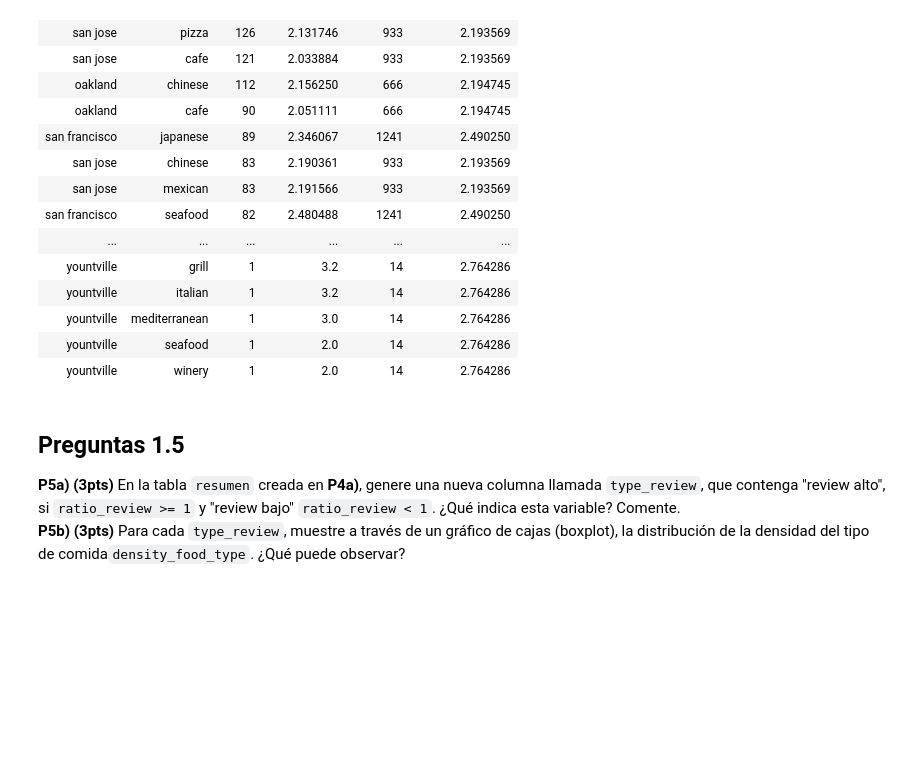
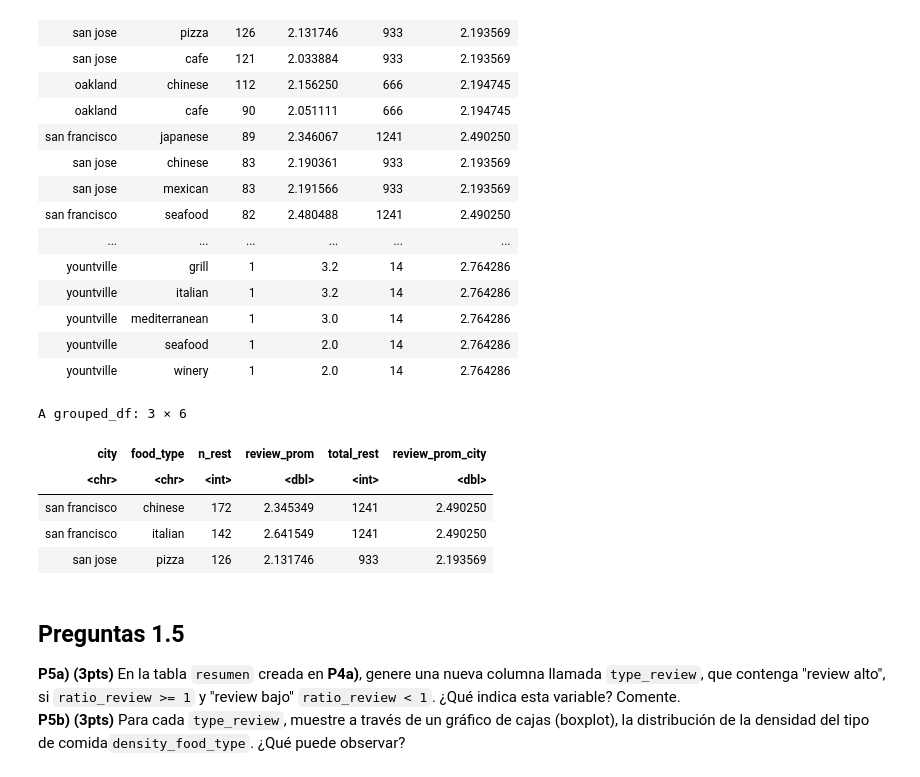
Before and after one commit to HaroldConley/diplomado_BD, a Jupyter notebook: Evaluaciones/C2/Control2.ipynb, the cells around one changed output. Saved outputs shown, nothing was run; the diff lists cells and outputs as text; code cells hidden in the pictures; blank space fills up the shorter version.

```diff
--- a/Evaluaciones/C2/Control2.ipynb
+++ b/Evaluaciones/C2/Control2.ipynb
@@ -458,10 +458,13 @@ A grouped_df: 2256 × 6
 | yountville | mediterranean | 1 | 3.0 | 14 | 2.764286 |
 | yountville | seafood | 1 | 2.0 | 14 | 2.764286 |
 | yountville | winery | 1 | 2.0 | 14 | 2.764286 |
-# %%
-resumen <- data.frame(city = aux$city,
-                      food_type = aux$food_type,
-                      n_rest = aux$n_rest,
-                      review_prom = aux$review_prom,
-                      total_rest = aux$total_rest,
-                      review_prom_city = aux$review_prom_city)
+# %%
+resumen %>%
+  head(3)
+# %% [output]
+A grouped_df: 3 × 6
+| city | food_type | n_rest | review_prom | total_rest | review_prom_city |
+| <chr> | <chr> | <int> | <dbl> | <int> | <dbl> |
+| san francisco | chinese | 172 | 2.345349 | 1241 | 2.490250 |
+| san francisco | italian | 142 | 2.641549 | 1241 | 2.490250 |
+| san jose | pizza | 126 | 2.131746 | 933 | 2.193569 |
```
Also changed, not shown: parts of 1 cell of this notebook.
